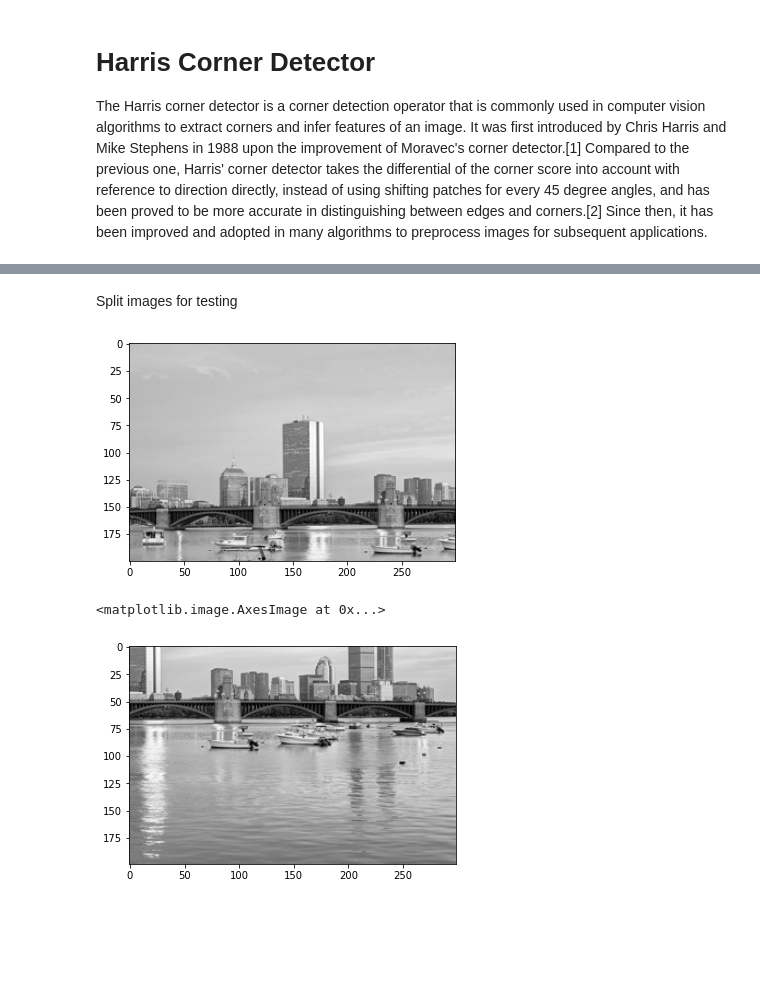
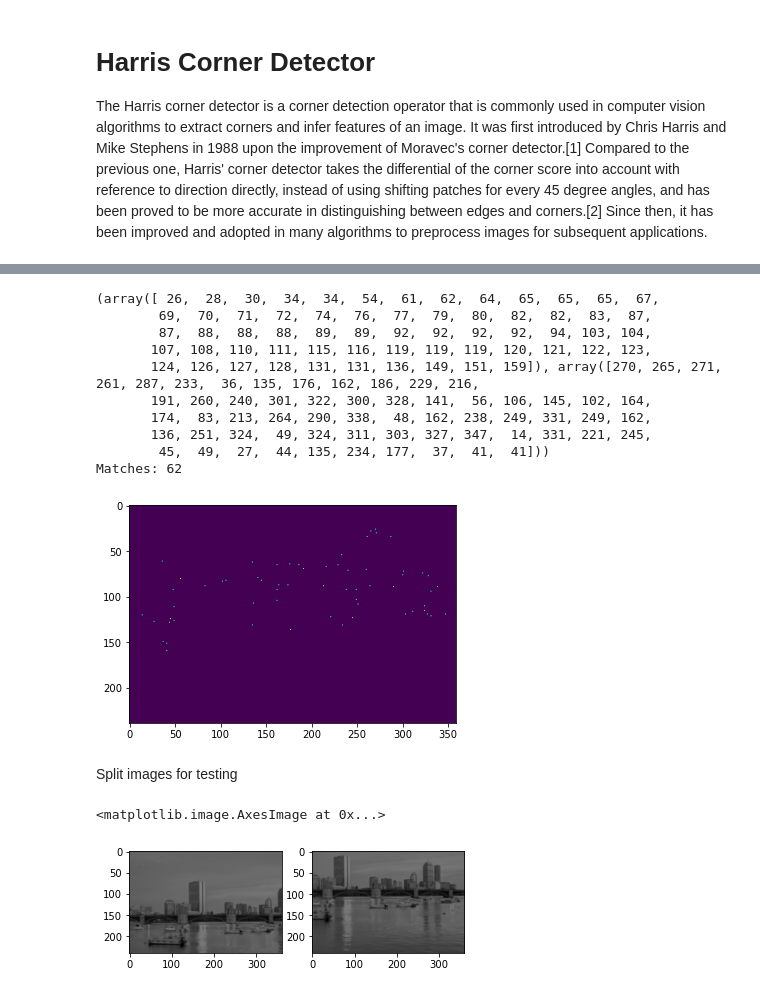
Before and after one commit to Tsmorz/computer-vision, a Jupyter notebook: Project 2/FeatureTracking.ipynb, the cells around one changed output, grey strips where cells are left out. Cells and saved outputs as stored; diff of their text form; code cells hidden in the pictures; blank space fills up the shorter version.

```diff
--- a/Project 2/FeatureTracking.ipynb
+++ b/Project 2/FeatureTracking.ipynb
@@ -102,26 +193,46 @@ plt.imshow(corners, cmap = "gray", alpha=0.7)
+# %%
+fit = norm_cross_corr(corners,patch)
+fit[fit<1] = 0
+plt.imshow(fit)
+
+best = np.where(fit==np.amax(fit))
+print(best)
+best = np.array(best).T
+print('Matches:',best.shape[0])
+# %% [output]
+(array([ 26,  28,  30,  34,  34,  54,  61,  62,  64,  65,  65,  65,  67,
+        69,  70,  71,  72,  74,  76,  77,  79,  80,  82,  82,  83,  87,
+        87,  88,  88,  88,  89,  89,  92,  92,  92,  92,  94, 103, 104,
+       107, 108, 110, 111, 115, 116, 119, 119, 119, 120, 121, 122, 123,
+       124, 126, 127, 128, 131, 131, 136, 149, 151, 159]), array([270, 265, 271, 261, 287, 233,  36, 135, 176, 162, 186, 229, 216,
+       191, 260, 240, 301, 322, 300, 328, 141,  56, 106, 145, 102, 164,
+       174,  83, 213, 264, 290, 338,  48, 162, 238, 249, 331, 249, 162,
+       136, 251, 324,  49, 324, 311, 303, 327, 347,  14, 331, 221, 245,
+        45,  49,  27,  44, 135, 234, 177,  37,  41,  41]))
+Matches: 62
+[figure, added]
 # %% [markdown]
 Split images for testing
 # %%
-# Load image
-file = 'boston_skyline.jpg'
-image = Image.open(file)
-
-# Reduce resolution
-image = reduceRes(image,2)
-
-# Convert to grayscale
-gray = rgb2gray(image)
-
+# Split image into top left and bottom right with overlap
 r,c = gray.shape
-
-topleft = gray[0:np.int(np.floor(r-r/3)), 0:np.int(np.floor(c-c/3))]
-botright = gray[np.int(np.floor(r-2*r/3)):-1, np.int(np.floor(c-2*c/3)):-1]
-
-plt.imshow(topleft,cmap ='gray')
-plt.show()
-plt.imshow(botright,cmap ='gray')
+split = 5
+topleft = gray[0:np.int(np.floor(r-r/split)), 0:np.int(np.floor(c-c/split))]
+botright = gray[np.int(np.floor(r-(split-1)*r/split)):-1, np.int(np.floor(c-(split-1)*c/split)):-1]
-# %% [output]
-[figure, removed]
-<matplotlib.image.AxesImage at 0x...>
-[figure, removed]
+# %%
+threshold = 0.05
+
+plt.subplot(1,2,1)
+corners = HarrisCorner(topleft,threshold)
+plt.imshow(topleft, cmap = "gray")
+plt.imshow(corners, cmap = "gray", alpha=0.5)
+
+
+plt.subplot(1,2,2)
+corners = HarrisCorner(botright,threshold)
+plt.imshow(botright, cmap = "gray")
+plt.imshow(corners, cmap = "gray", alpha=0.5)
+# %% [output]
+<matplotlib.image.AxesImage at 0x...>
+[figure, added]
 # %%
```
Also changed, not shown: parts of 7 cells of this notebook, 1 other file.
